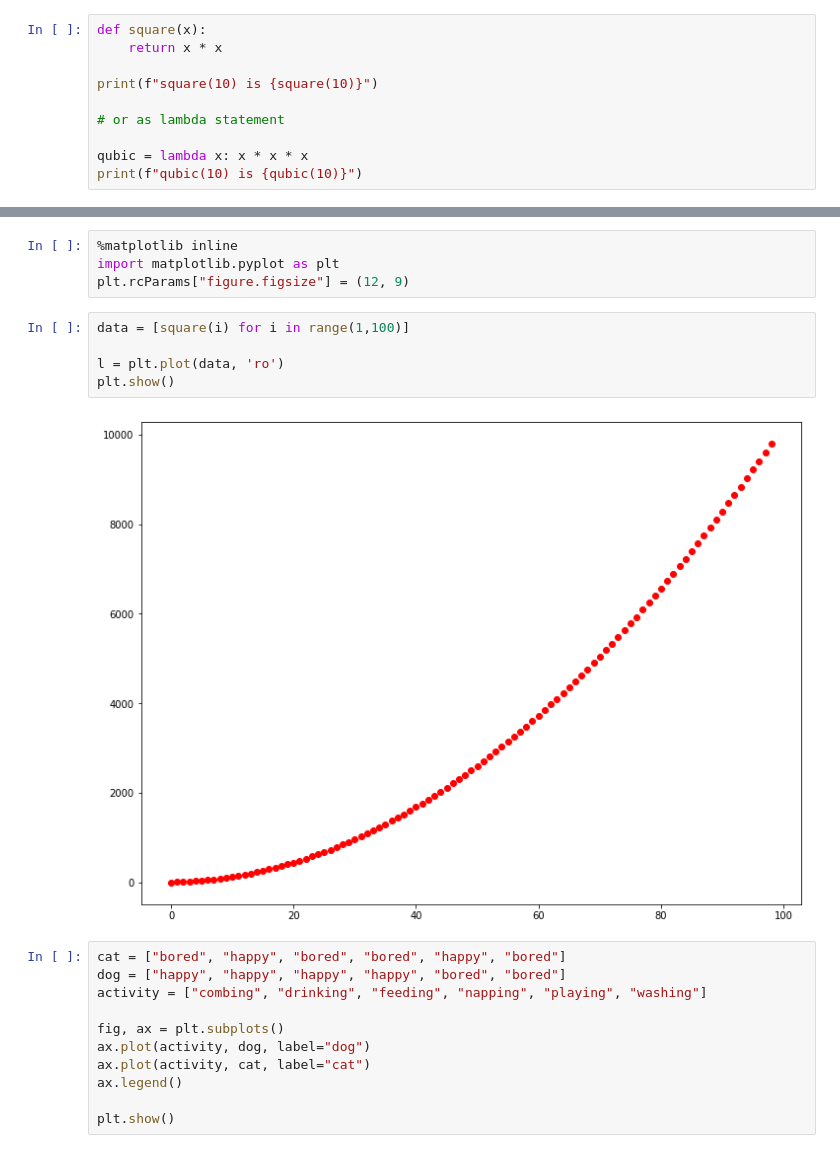
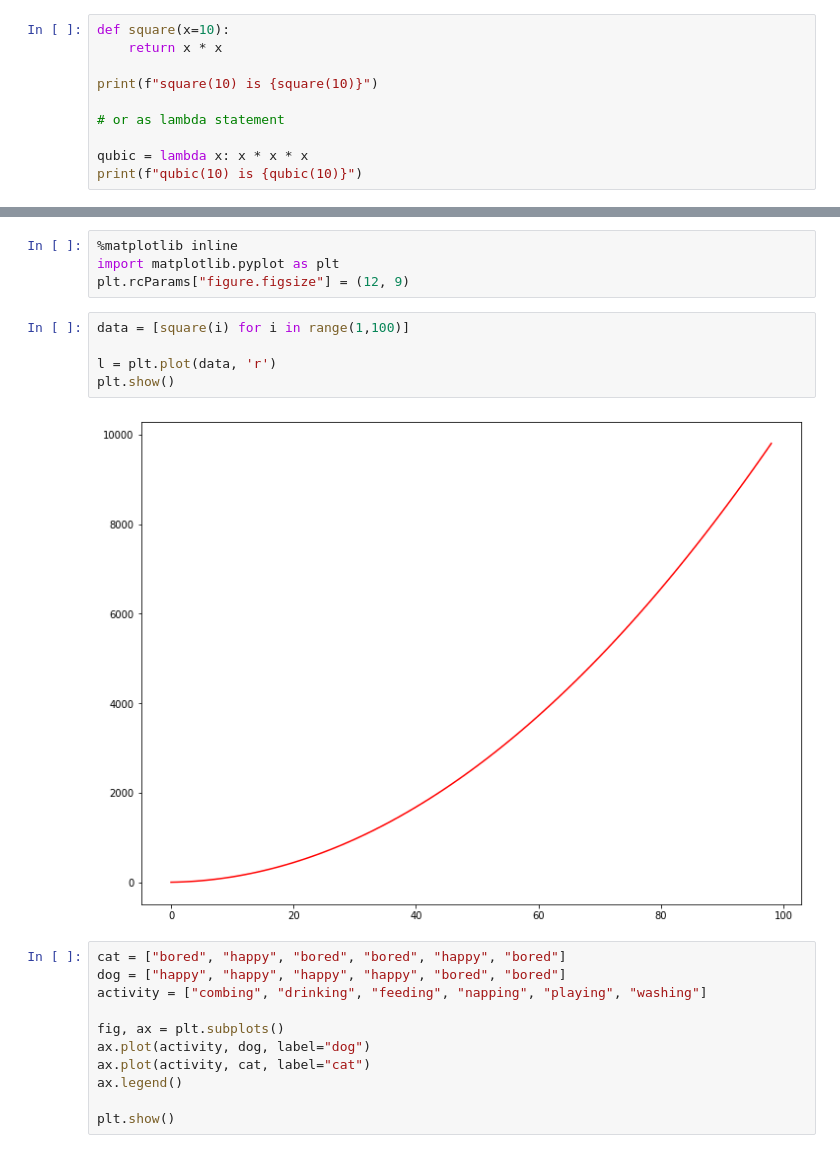
Before and after one commit to oliverguhr/htw-nlp-lecture, a Jupyter notebook: hello-python/Short Python Intro.ipynb, the cells around one changed output, grey strips where cells are left out. Cells and saved outputs as stored; diff of their text form.

```diff
--- a/hello-python/Short Python Intro.ipynb
+++ b/hello-python/Short Python Intro.ipynb
@@ -32,7 +34,7 @@ What's actually $2^{2048}$?
 # %% [markdown]
 ## define a function
 # %%
-def square(x):
+def square(x=10):
     return x * x
 
 print(f"square(10) is {square(10)}")
@@ -114,10 +116,10 @@ plt.rcParams["figure.figsize"] = (12, 9)
 # %%
 data = [square(i) for i in range(1,100)]
 
-l = plt.plot(data, 'ro')
+l = plt.plot(data, 'r')
 plt.show()
 # %% [output]
-[figure, old version]
+[figure, new version]
 # %%
 cat = ["bored", "happy", "bored", "bored", "happy", "bored"]
 dog = ["happy", "happy", "happy", "happy", "bored", "bored"]
```
Also changed, not shown: parts of 6 cells of this notebook.
